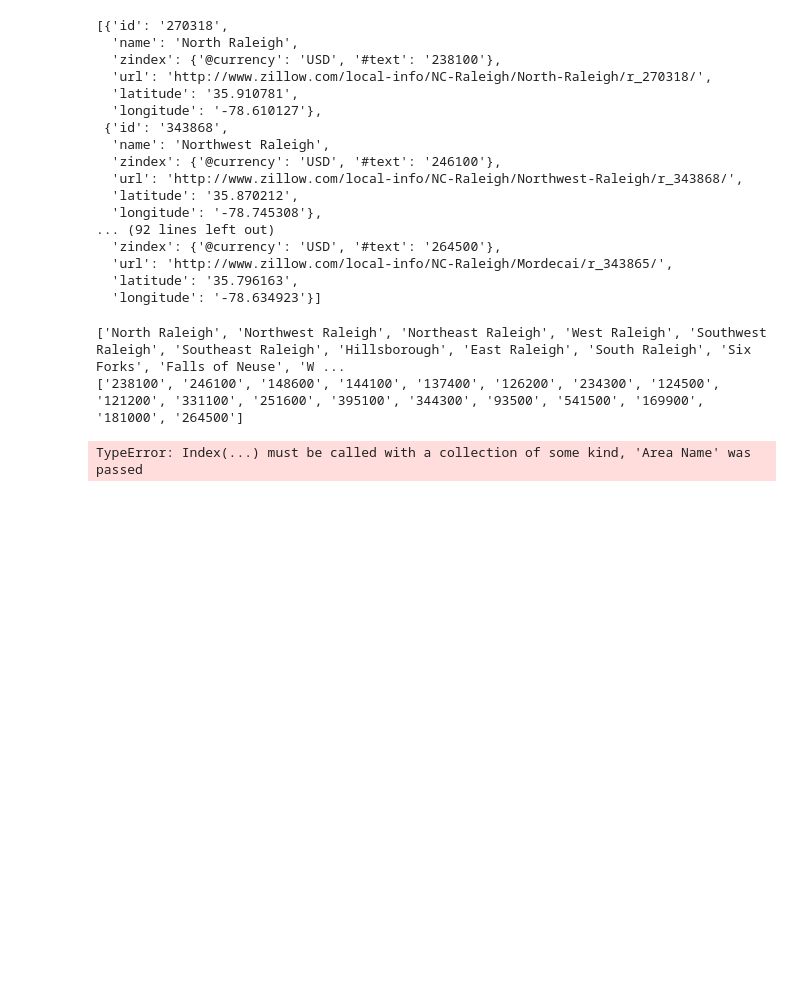
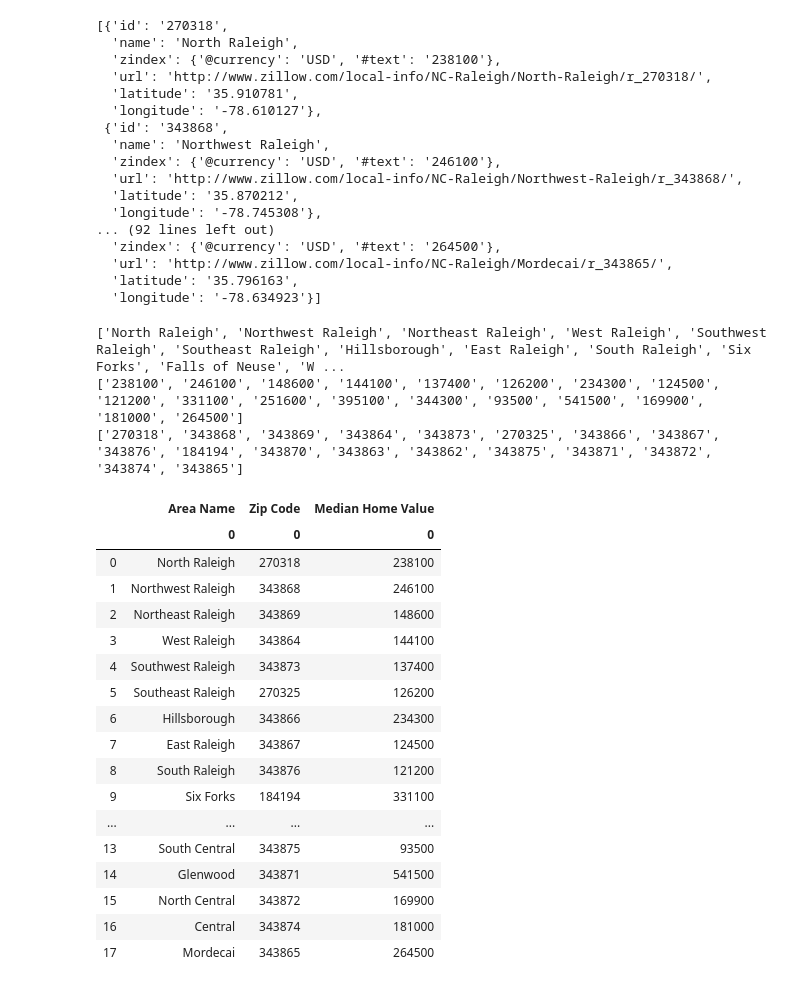
Before and after one commit to apspatz/team2project1, a Jupyter notebook: Zillow API.ipynb, the cells around one changed output. Saved outputs shown, nothing was run; the diff lists cells and outputs as text; code cells hidden in the pictures; blank space fills up the shorter version.

Commit message:
got the zillow data into a table

```diff
--- a/Zillow API.ipynb
+++ b/Zillow API.ipynb
@@ -377,9 +377,11 @@ loop
 # n = 0
 list_zindex = []
 list_name = []
+list_zip = []
 
 for x in loop:
     list_name.append(x['name'])
+    list_zip.append(x['id'])
     list_zindex.append(x['zindex']['#text'])
 #     print(x)
 #     print(f"{"name"}{"zindex"}")
@@ -387,31 +389,39 @@ for x in loop:
 #     print(json_data_f['response']['list']['region'][0])
 print(list_name)
 print(list_zindex)
+print(list_zip)
 # %% [output]
 ['North Raleigh', 'Northwest Raleigh', 'Northeast Raleigh', 'West Raleigh', 'Southwest Raleigh', 'Southeast Raleigh', 'Hillsborough', 'East Raleigh', 'South Raleigh', 'Six Forks', 'Falls of Neuse', 'W ...
 ['238100', '246100', '148600', '144100', '137400', '126200', '234300', '124500', '121200', '331100', '251600', '395100', '344300', '93500', '541500', '169900', '181000', '264500']
+['270318', '343868', '343869', '343864', '343873', '270325', '343866', '343867', '343876', '184194', '343870', '343863', '343862', '343875', '343871', '343872', '343874', '343865']
 # %%
 df_name = pd.DataFrame(list_name)
+df_zindex = pd.DataFrame(list_zindex)
+df_zip = pd.DataFrame(list_zip)
 # df_name
-df_zindex = pd.DataFrame(list_zindex)
 # df_zindex
 # frames = [df_name, df_zindex]
 # median_home_value_Raleigh_df = df_name.merge(df_zindex)
 # median_home_value_Raleigh_df
-# %%
-dict = {"Area Name": df_name, "Median Home Value": df_zindex}
-# print(dict)
-# print(df_zindex)
-# print(df_name)
-df = pd.DataFrame(
-    {
-        "Area Name": df_name,
-        "Median Home Value": df_zindex
-    }
-,index="Area Name"
-)
-df
-median_home_value_Raleigh_df = pd.DataFrame(dict,index="Area Name")
-# pd.DataFrame("Area Name":[df_name],[df_zindex])
-# %% [output]
-TypeError: Index(...) must be called with a collection of some kind, 'Area Name' was passed
+# %%
+zillow_df = pd.concat([df_name, df_zip, df_zindex], axis=1, keys=['Area Name', 'Zip Code', 'Median Home Value'])
+zillow_df
+# %% [output]
+|  | Area Name | Zip Code | Median Home Value |
+|  | 0 | 0 | 0 |
+| 0 | North Raleigh | 270318 | 238100 |
+| 1 | Northwest Raleigh | 343868 | 246100 |
+| 2 | Northeast Raleigh | 343869 | 148600 |
+| 3 | West Raleigh | 343864 | 144100 |
+| 4 | Southwest Raleigh | 343873 | 137400 |
+| 5 | Southeast Raleigh | 270325 | 126200 |
+| 6 | Hillsborough | 343866 | 234300 |
+| 7 | East Raleigh | 343867 | 124500 |
+| 8 | South Raleigh | 343876 | 121200 |
+| 9 | Six Forks | 184194 | 331100 |
+| ... | ... | ... | ... |
+| 13 | South Central | 343875 | 93500 |
+| 14 | Glenwood | 343871 | 541500 |
+| 15 | North Central | 343872 | 169900 |
+| 16 | Central | 343874 | 181000 |
+| 17 | Mordecai | 343865 | 264500 |
```
Also changed, not shown: parts of 2 cells of this notebook.
